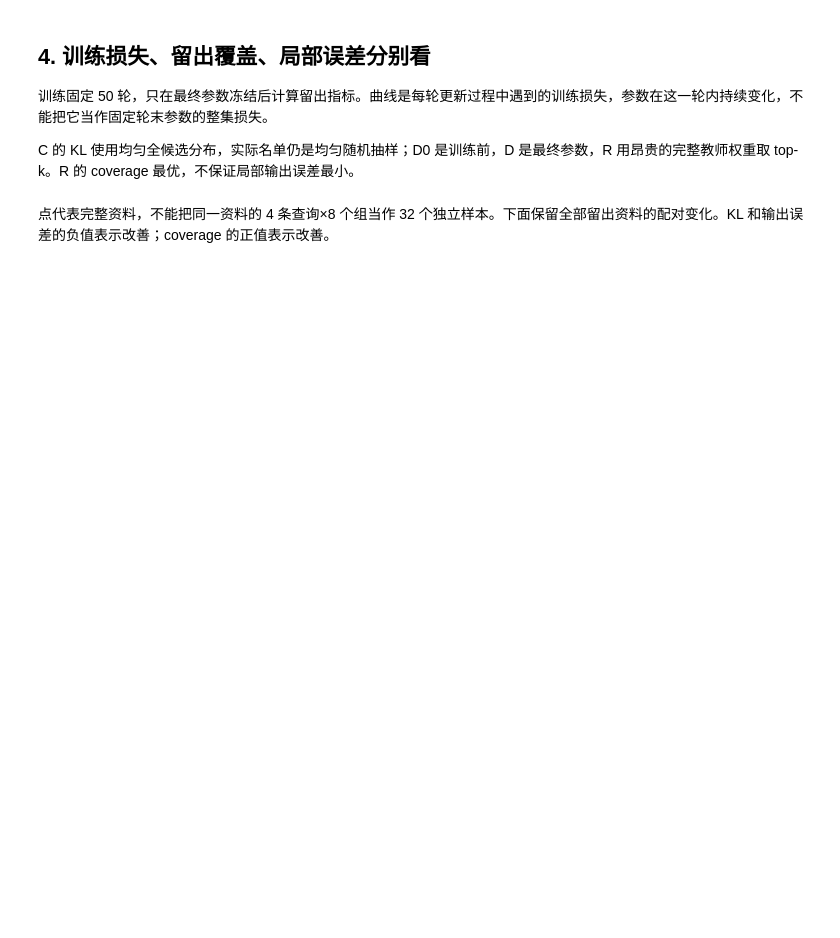
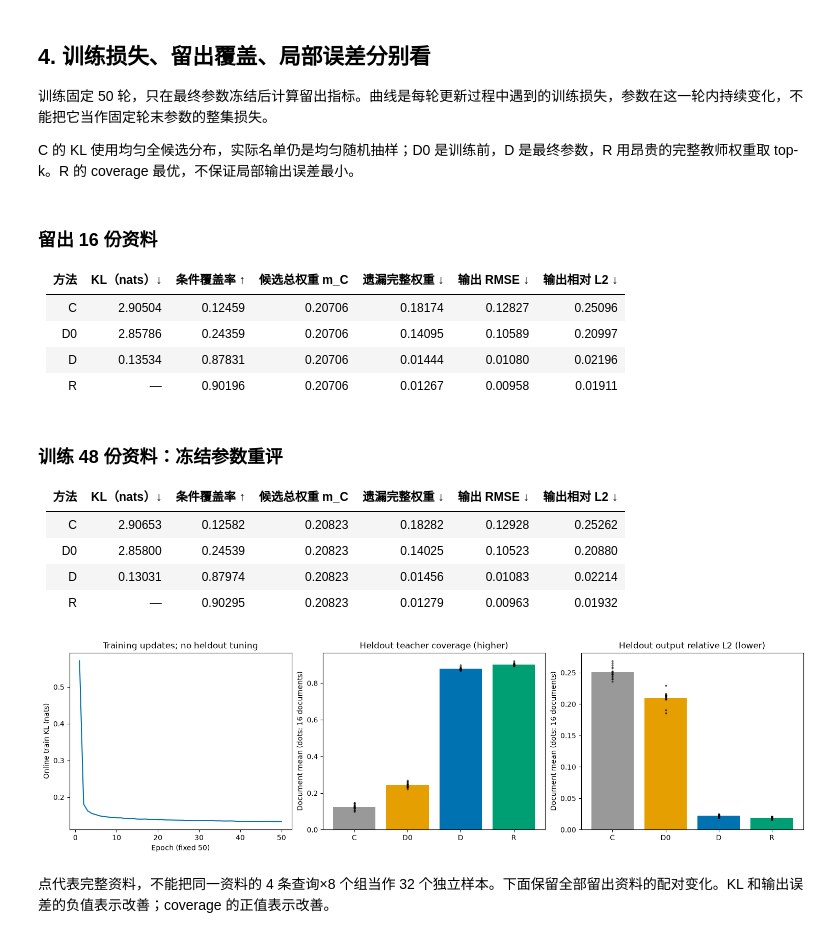
Before and after one commit to wlvh/attention-lab, a Jupyter notebook: notebooks/04_can_an_indexer_learn.ipynb, the cells around one changed output. Cells and saved outputs as stored; diff of their text form; code cells hidden in the pictures; blank space fills up the shorter version.

```diff
--- a/notebooks/04_can_an_indexer_learn.ipynb
+++ b/notebooks/04_can_an_indexer_learn.ipynb
@@ -74,15 +131,29 @@ print('逐头归一化，再平均：检查通过。')
 
 C 的 KL 使用均匀全候选分布，实际名单仍是均匀随机抽样；D0 是训练前，D 是最终参数，R 用昂贵的完整教师权重取 top-k。R 的 coverage 最优，不保证局部输出误差最小。
 # %%
-display(Markdown('### 留出 16 份资料
-
-' + report.table(summary, 'heldout')))
-display(Markdown('### 训练 48 份资料：冻结参数重评
-
-' + report.table(summary, 'train')))
+display(Markdown('### 留出 16 份资料\n\n' + report.table(summary, 'heldout')))
+display(Markdown('### 训练 48 份资料：冻结参数重评\n\n' + report.table(summary, 'train')))
 import matplotlib.pyplot as plt
 fig = report.plot_overview(summary)
 plt.show()
+# %% [output]
+### 留出 16 份资料
+
+| 方法 | KL（nats）↓ | 条件覆盖率 ↑ | 候选总权重 m_C | 遗漏完整权重 ↓ | 输出 RMSE ↓ | 输出相对 L2 ↓ |
+|---|---:|---:|---:|---:|---:|---:|
+| C | 2.90504 | 0.12459 | 0.20706 | 0.18174 | 0.12827 | 0.25096 |
+| D0 | 2.85786 | 0.24359 | 0.20706 | 0.14095 | 0.10589 | 0.20997 |
+| D | 0.13534 | 0.87831 | 0.20706 | 0.01444 | 0.01080 | 0.02196 |
+| R | — | 0.90196 | 0.20706 | 0.01267 | 0.00958 | 0.01911 |
+### 训练 48 份资料：冻结参数重评
+
+| 方法 | KL（nats）↓ | 条件覆盖率 ↑ | 候选总权重 m_C | 遗漏完整权重 ↓ | 输出 RMSE ↓ | 输出相对 L2 ↓ |
+|---|---:|---:|---:|---:|---:|---:|
+| C | 2.90653 | 0.12582 | 0.20823 | 0.18282 | 0.12928 | 0.25262 |
+| D0 | 2.85800 | 0.24539 | 0.20823 | 0.14025 | 0.10523 | 0.20880 |
+| D | 0.13031 | 0.87974 | 0.20823 | 0.01456 | 0.01083 | 0.02214 |
+| R | — | 0.90295 | 0.20823 | 0.01279 | 0.00963 | 0.01932 |
+[figure, added]
 # %% [markdown]
 点代表完整资料，不能把同一资料的 4 条查询×8 个组当作 32 个独立样本。下面保留全部留出资料的配对变化。KL 和输出误差的负值表示改善；coverage 的正值表示改善。
 # %%
```
Also changed, not shown: parts of 10 cells of this notebook, 18 other files.
